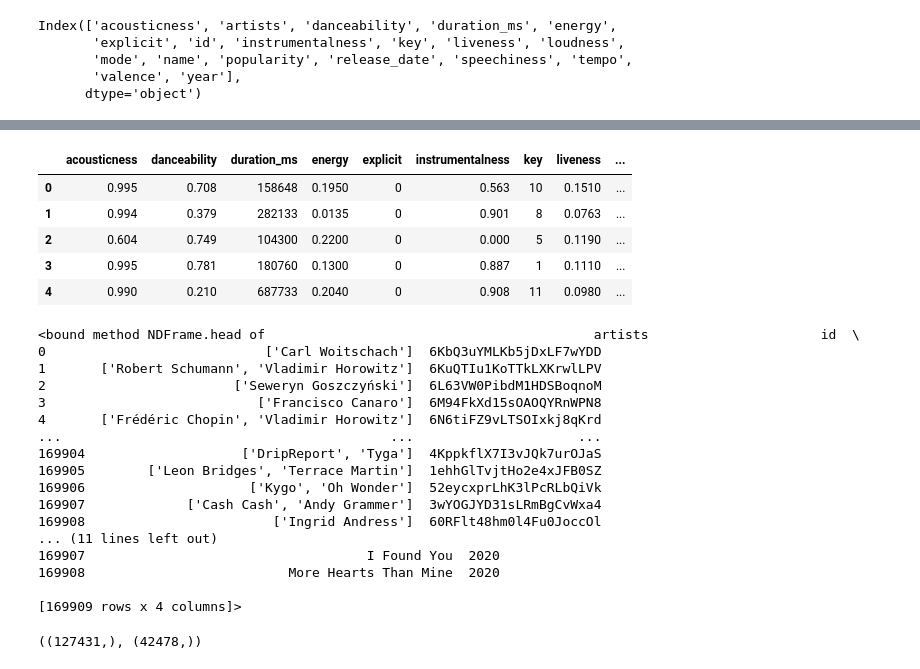
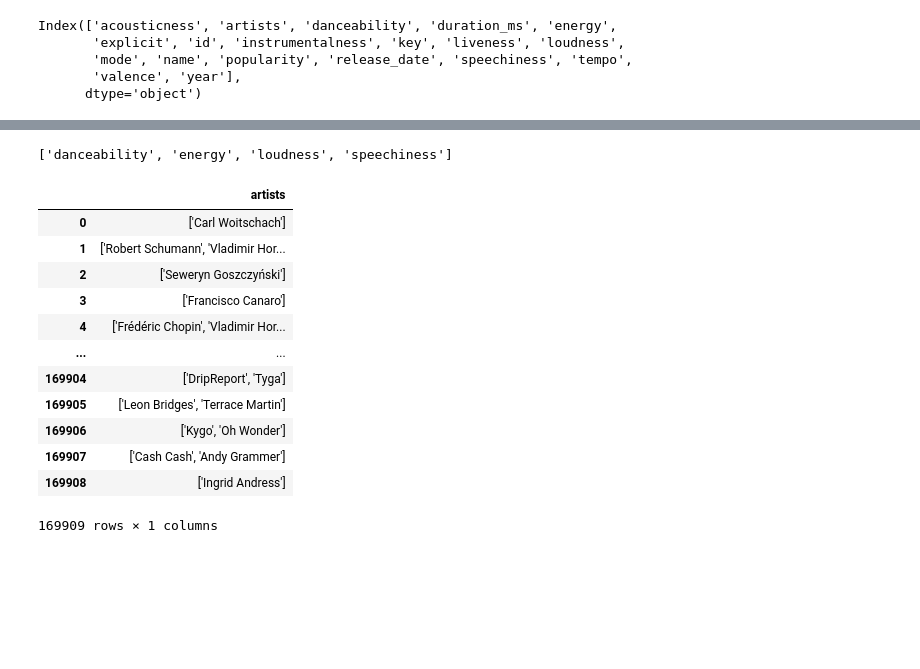
Before and after one commit to bw-spotify-song/DS, a Jupyter notebook: NeuralNetworkSpotify.ipynb, the cells around one changed output, grey strips where cells are left out. Cells and saved outputs as stored; diff of their text form; code cells hidden in the pictures; blank space fills up the shorter version.

```diff
--- a/NeuralNetworkSpotify.ipynb
+++ b/NeuralNetworkSpotify.ipynb
@@ -49,29 +44,0 @@ df = df.drop(columns=['release_date'])
-# %%
-df.head()
-# %% [output]
-|  | acousticness | danceability | duration_ms | energy | explicit | instrumentalness | key | liveness | ... |
-| 0 | 0.995 | 0.708 | 158648 | 0.1950 | 0 | 0.563 | 10 | 0.1510 | ... |
-| 1 | 0.994 | 0.379 | 282133 | 0.0135 | 0 | 0.901 | 8 | 0.0763 | ... |
-| 2 | 0.604 | 0.749 | 104300 | 0.2200 | 0 | 0.000 | 5 | 0.1190 | ... |
-| 3 | 0.995 | 0.781 | 180760 | 0.1300 | 0 | 0.887 | 1 | 0.1110 | ... |
-| 4 | 0.990 | 0.210 | 687733 | 0.2040 | 0 | 0.908 | 11 | 0.0980 | ... |
-# %%
-dictionary.head
-# %% [output]
-<bound method NDFrame.head of                                          artists                      id  \
-0                            ['Carl Woitschach']  6KbQ3uYMLKb5jDxLF7wYDD
-1       ['Robert Schumann', 'Vladimir Horowitz']  6KuQTIu1KoTTkLXKrwlLPV
-2                        ['Seweryn Goszczyński']  6L63VW0PibdM1HDSBoqnoM
-3                           ['Francisco Canaro']  6M94FkXd15sOAOQYRnWPN8
-4       ['Frédéric Chopin', 'Vladimir Horowitz']  6N6tiFZ9vLTSOIxkj8qKrd
-...                                          ...                     ...
-169904                    ['DripReport', 'Tyga']  4KppkflX7I3vJQk7urOJaS
-169905        ['Leon Bridges', 'Terrace Martin']  1ehhGlTvjtHo2e4xJFB0SZ
-169906                     ['Kygo', 'Oh Wonder']  52eycxprLhK3lPcRLbQiVk
-169907             ['Cash Cash', 'Andy Grammer']  3wYOGJYD31sLRmBgCvWxa4
-169908                        ['Ingrid Andress']  60RFlt48hm0l4Fu0JoccOl
-... (11 lines left out)
-169907                                    I Found You  2020
-169908                          More Hearts Than Mine  2020
-
-[169909 rows x 4 columns]>
@@ -85,4 +44,0 @@ X_train, y_train = train_test_split(df, train_size=.33)
-# %%
-X_test.shape, y_test.shape
-# %% [output]
-((127431,), (42478,))
@@ -88,0 +47,29 @@ X_test.shape, y_test.shape
+# %%
+target = 'artists'
+# Features
+features = ['danceability', 'energy', 'loudness', 'speechiness']
+
+X_train = train[features]
+y_train = train[target]
+X_val = val[features]
+y_val = val[target]
+X_test = train[features]
+print(features)
+# %% [output]
+['danceability', 'energy', 'loudness', 'speechiness']
+# %%
+test
+# %% [output]
+|  | artists |
+| 0 | ['Carl Woitschach'] |
+| 1 | ['Robert Schumann', 'Vladimir Hor... |
+| 2 | ['Seweryn Goszczyński'] |
+| 3 | ['Francisco Canaro'] |
+| 4 | ['Frédéric Chopin', 'Vladimir Hor... |
+| ... | ... |
+| 169904 | ['DripReport', 'Tyga'] |
+| 169905 | ['Leon Bridges', 'Terrace Martin'] |
+| 169906 | ['Kygo', 'Oh Wonder'] |
+| 169907 | ['Cash Cash', 'Andy Grammer'] |
+| 169908 | ['Ingrid Andress'] |
+169909 rows × 1 columns
```
Also changed, not shown: parts of 18 cells of this notebook.
